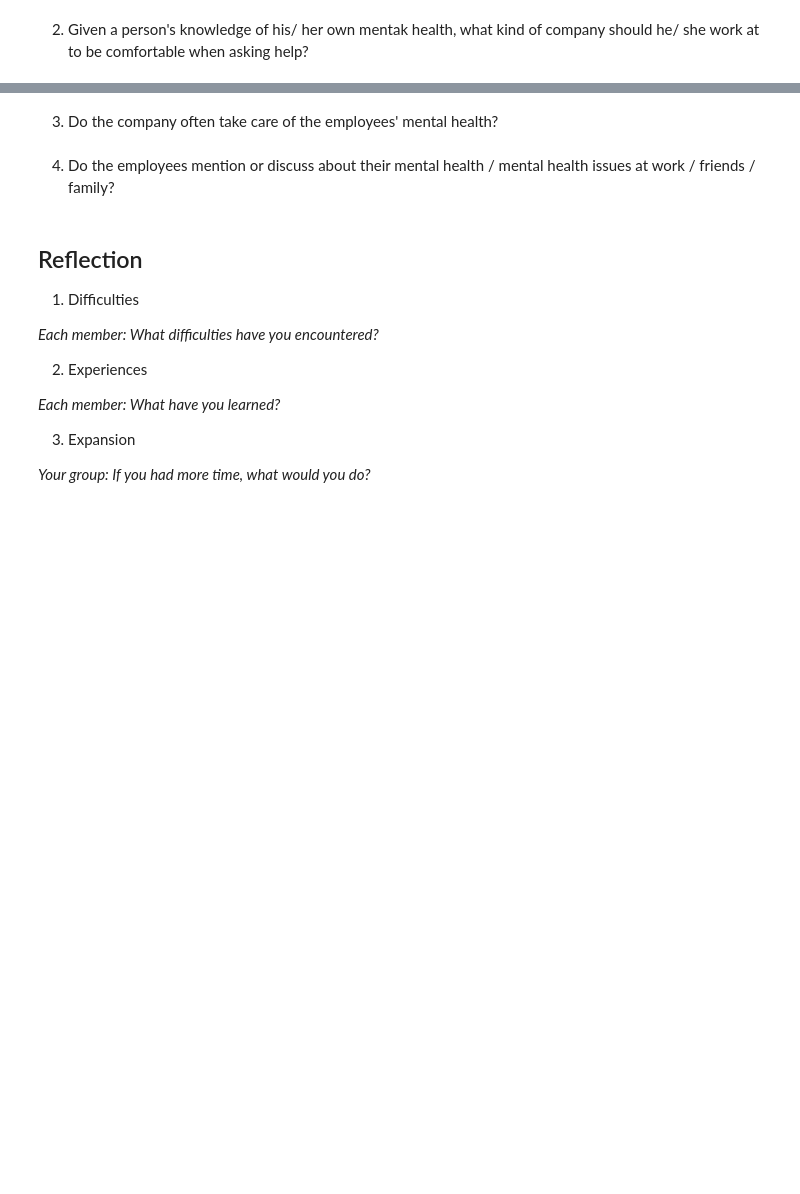
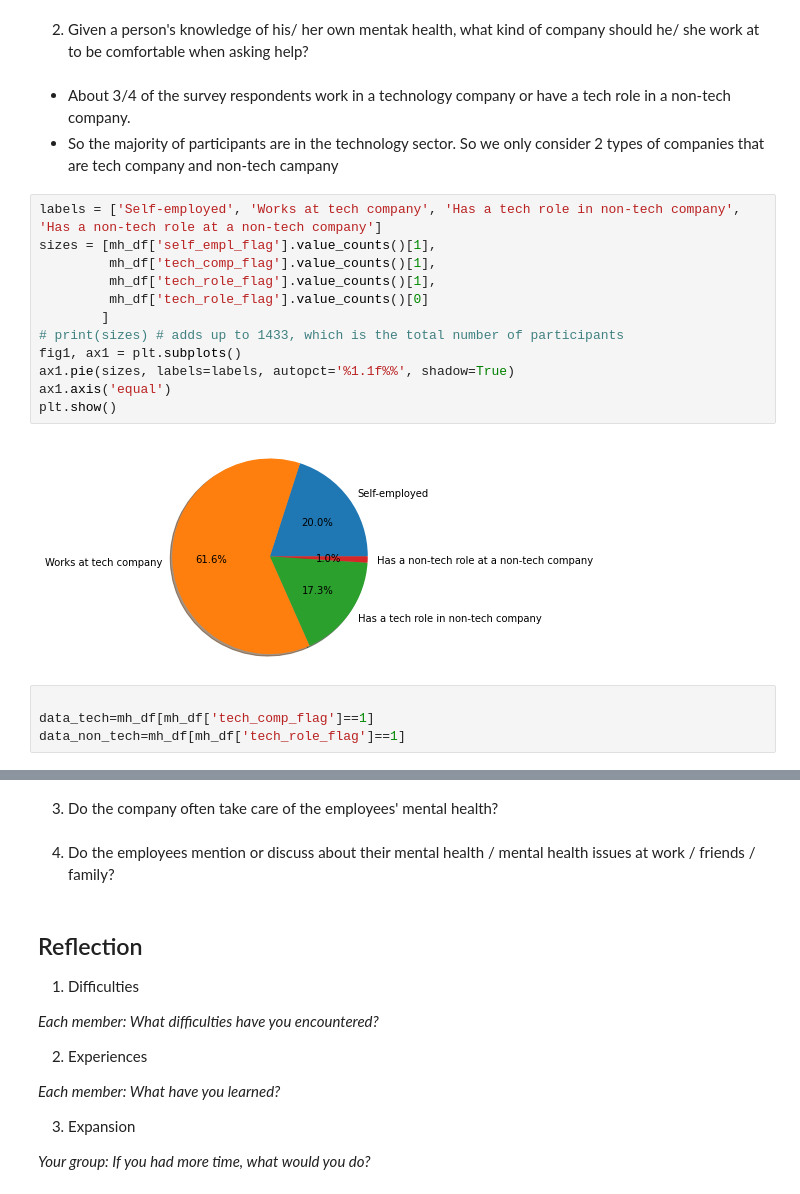
Before and after one commit to HMy2912/P4DS-FinalProj, a Jupyter notebook: Untitled.ipynb, the cells around one changed output, grey strips where cells are left out. Drawn from its saved outputs; the diff is of its cells as text; blank space fills up the shorter version.

```diff
--- a/Untitled.ipynb
+++ b/Untitled.ipynb
@@ -182,2 +229,23 @@ missing_value_df
 # %% [markdown]
 2. Given a person's knowledge of his/ her own mentak health, what kind of company should he/ she work at to be comfortable when asking help?
+# %% [markdown]
+- About 3/4 of the survey respondents work in a technology company or have a tech role in a non-tech company.
+- So the majority of participants are in the technology sector. So we only consider 2 types of companies that are tech company and non-tech campany
+# %%
+labels = ['Self-employed', 'Works at tech company', 'Has a tech role in non-tech company', 'Has a non-tech role at a non-tech company']
+sizes = [mh_df['self_empl_flag'].value_counts()[1],
+         mh_df['tech_comp_flag'].value_counts()[1],
+         mh_df['tech_role_flag'].value_counts()[1],
+         mh_df['tech_role_flag'].value_counts()[0]
+        ]
+# print(sizes) # adds up to 1433, which is the total number of participants
+fig1, ax1 = plt.subplots()
+ax1.pie(sizes, labels=labels, autopct='%1.1f%%', shadow=True)
+ax1.axis('equal')
+plt.show()
+# %% [output]
+[figure, added]
+# %%
+
+data_tech=mh_df[mh_df['tech_comp_flag']==1]
+data_non_tech=mh_df[mh_df['tech_role_flag']==1]
```
Also changed, not shown: parts of 6 cells of this notebook.
